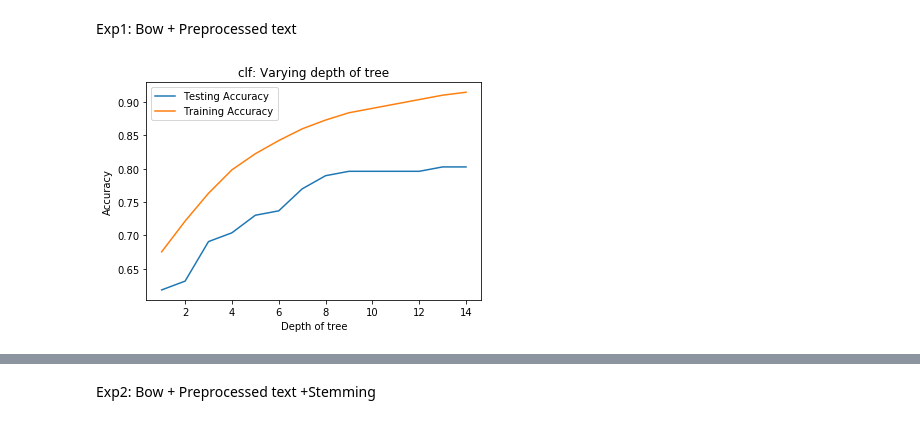
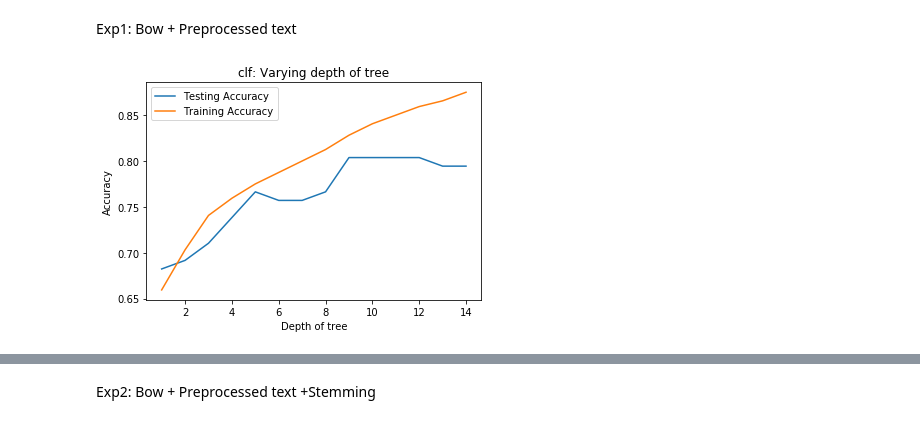
Before and after one commit to anfalalyousufi/rumor_detection_fall2019, a Jupyter notebook: khaled_Code.ipynb, the cells around one changed output, grey strips where cells are left out. Cells and saved outputs as stored; diff of their text form; code cells hidden in the pictures.

```diff
--- a/khaled_Code.ipynb
+++ b/khaled_Code.ipynb
@@ -1140,6 +1280,16 @@ Exp1: Bow + Preprocessed text
 # %%
 x=df_balanced["strong_pro1"]
 y=df_balanced['tag']
+
+tags = []
+for tag in y:
+    if tag == 'real':
+        tags.append(1)
+    if tag == 'fake':
+        tags.append(0)
+y = tags
+#print ("tags in binary:", y)
+
 
 X_train, X_test, Y_train, Y_test = model_selection.train_test_split( x, y, stratify=y, random_state=42,test_size=0.25)
 
@@ -1237,6 +1398,16 @@ Exp2: Bow + Preprocessed text +Stemming
 # %%
 x=df_balanced["Stemming"]
 y=df_balanced['tag']
+
+tags = []
+for tag in y:
+    if tag == 'real':
+        tags.append(1)
+    if tag == 'fake':
+        tags.append(0)
+y = tags
+#print ("tags in binary:", y)
+
 
 X_train, X_test, Y_train, Y_test = model_selection.train_test_split( x, y, stratify=y, random_state=42,test_size=0.25)
 
@@ -1335,6 +1517,16 @@ Exp3- Tf-Idf+ Preprocessed text
 
 x=df_balanced["strong_pro1"]
 y=df_balanced['tag']
+
+tags = []
+for tag in y:
+    if tag == 'real':
+        tags.append(1)
+    if tag == 'fake':
+        tags.append(0)
+y = tags
+#print ("tags in binary:", y)
+
 
 X_train, X_test, Y_train, Y_test = model_selection.train_test_split( x, y, stratify=y, random_state=42,test_size=0.25)
 
@@ -1430,6 +1635,16 @@ Exp4- Tf-Idf + Preprocessed text + Stemming
 
 x=df_balanced["Stemming"]
 y=df_balanced['tag']
+
+tags = []
+for tag in y:
+    if tag == 'real':
+        tags.append(1)
+    if tag == 'fake':
+        tags.append(0)
+y = tags
+#print ("tags in binary:", y)
+
 
 X_train, X_test, Y_train, Y_test = model_selection.train_test_split( x, y, stratify=y, random_state=42,test_size=0.25)
 
@@ -1535,33 +1763,33 @@ X_test= BoW.transform(X_test)
 # %%
 # Setup arrays to store train and test accuracies
 dep = np.arange(1, 15)
 train_accuracy = np.empty(len(dep))
 test_accuracy = np.empty(len(dep))
 
 # Loop over different values of k
 for i, k in enumerate(dep):
     # Setup a Decision Tree Classifier
-    clf = tree.DecisionTreeClassifier(random_state=42,max_depth=k)
+    clf = sk.tree.DecisionTreeClassifier(random_state=42,max_depth=k)
 
     # Fit the classifier to the training data
     clf.fit(X_train, Y_train)
 
     #Compute accuracy on the training set
     train_accuracy[i] = clf.score(X_train, Y_train)
 
     #Compute accuracy on the testing set
     test_accuracy[i] = clf.score(X_test, Y_test)
 
 # Generate plot
 plt.title('clf: Varying depth of tree')
 plt.plot(dep, test_accuracy, label = 'Testing Accuracy')
 plt.plot(dep, train_accuracy, label = 'Training Accuracy')
 plt.legend()
 plt.xlabel('Depth of tree')
 plt.ylabel('Accuracy')
 plt.show()
 # %% [output]
-[figure, old version]
+[figure, new version]
 # %%
 x=df_balanced["strong_pro1"]
 y=df_balanced['tag']
```
Also changed, not shown: parts of 67 cells of this notebook.
